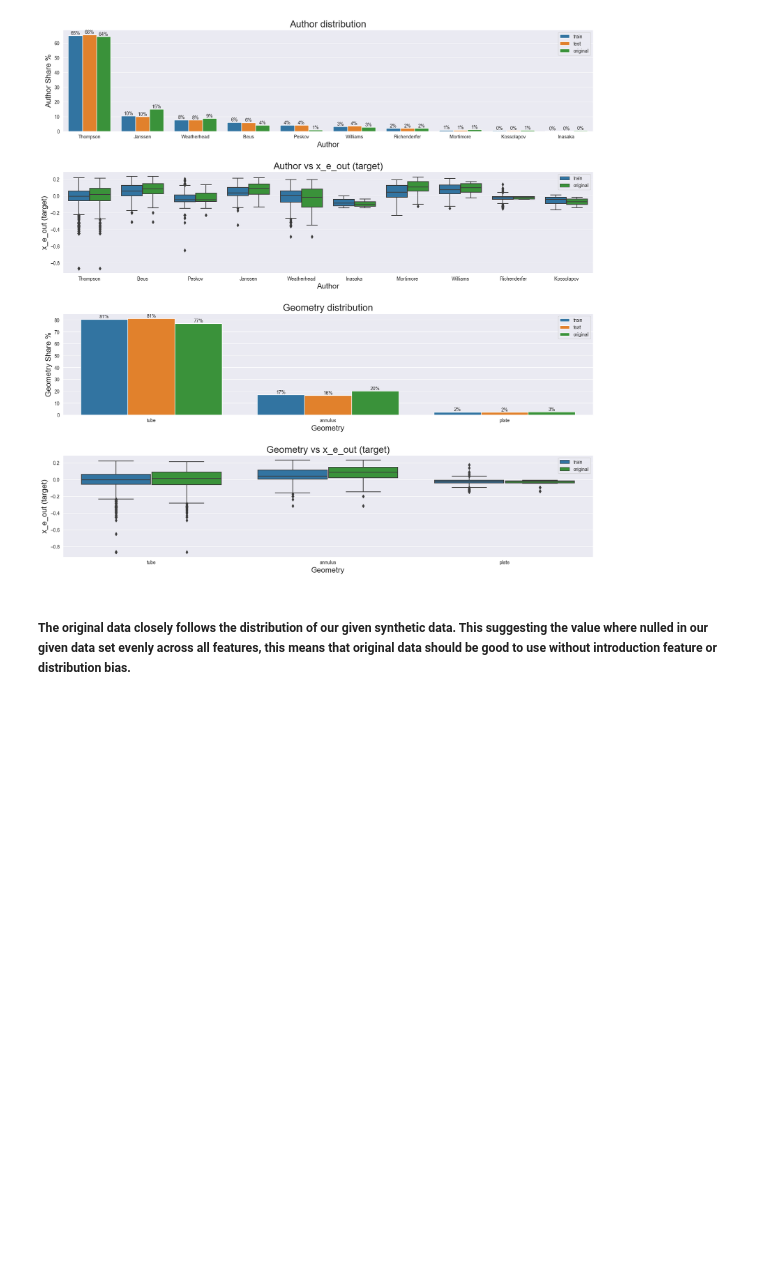
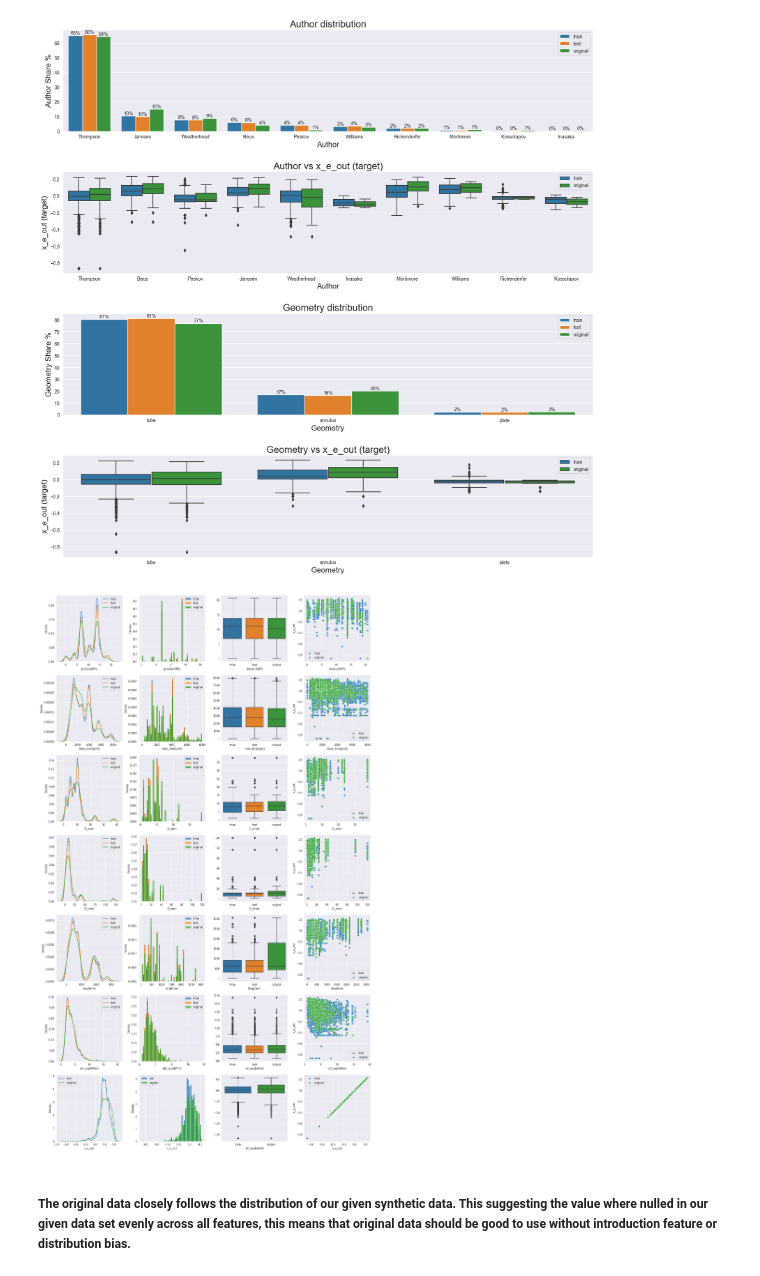
Before and after one commit to mnokno/FeatureImputationHeatFluxDataset, a Jupyter notebook: FeatureImputationHeatFluxDataset/src/FeatureImputationHeatFluxDataset.ipynb, the cells around one changed output. Drawn from its saved outputs; the diff is of its cells as text; code cells hidden in the pictures; blank space fills up the shorter version.

```diff
--- a/FeatureImputationHeatFluxDataset/src/FeatureImputationHeatFluxDataset.ipynb
+++ b/FeatureImputationHeatFluxDataset/src/FeatureImputationHeatFluxDataset.ipynb
@@ -188,39 +190,47 @@ plt.show()
 [figure]
 # %%
 fig, axes = plt.subplots(nrows=len(df_data.columns) - 2, ncols=4, figsize=(20, 35))
+fig.subplots_adjust(hspace=0.2, wspace=0.25)
 axes = axes.flatten()
 
-def graph_numerical_feature(data: list[tuple[pd.DataFrame, str, str]], target: str, axes_start_i: int) -> None:
+def graph_numerical_feature(data: list[tuple[pd.DataFrame, str, str]], target: str, axes_start_i: int, palette=sns.color_palette("tab10")) -> None:
     # Plot densities
-    for df, column, label in data:
-        sns.kdeplot(df[column], label=label, ax=axes[axes_start_i], fill=False)
-    for df, column, label in data:
-        sns.histplot(df[column], label=label, ax=axes[axes_start_i + 1], stat="density", bins=50)
+    for e, cd in enumerate(data):
+        df, column, label = cd
+        sns.kdeplot(df[column], label=label, ax=axes[axes_start_i], fill=False, color=palette[e])
+    for e, cd in enumerate(data):
+        df, column, label = cd
+        sns.histplot(df[column], label=label, ax=axes[axes_start_i + 1], stat="density", bins=50, color=palette[e])
 
     # Plot boxplot
     tmp_data_dict = {}
     for df, column, label in data:
         tmp_data_dict[label] = df[column]
     df_tmp = pd.DataFrame(tmp_data_dict)
-    sns.boxplot(data=df_tmp, ax=axes[axes_start_i + 2])
+    sns.boxplot(data=df_tmp, ax=axes[axes_start_i + 2], palette=palette)
     axes[axes_start_i + 2].set_xlabel(col)
 
     # Plot target correlation
-    for df, column, label in data:
-        sns.scatterplot(x=column, y=target, label=label, ax=axes[axes_start_i + 3], data=df)
+    for e, cd in enumerate(data):
+        df, column, label = cd
+        if column != 'test':
+            sns.scatterplot(x=column, y=target, label=label, ax=axes[axes_start_i + 3], data=df, color=palette[e])
 
     # Plot legends
     axes[axes_start_i].legend()
     axes[axes_start_i + 1].legend()
     axes[axes_start_i + 3].legend()
 
 i = 0
 for col in df_data.columns:
     if pd.api.types.is_numeric_dtype(df_data[col]):
-        graph_numerical_feature([(df_data, col, 'given'), (df_og, col, 'original')], 'x_e_out [-]', i)
-        i += 4
-
+        if col != 'x_e_out':
+            graph_numerical_feature([(df_train, col, 'train'), (df_test, col, 'test'), (df_og, col, 'original')], 'x_e_out', i)
+            i += 4
+graph_numerical_feature([(df_train, 'x_e_out', 'train'), (df_og, 'x_e_out', 'original')], 'x_e_out', i, palette=[sns.color_palette("tab10")[0], sns.color_palette("tab10")[2]])
 plt.show()
+# %% [output]
+[figure, added]
 # %% [markdown]
 ##### The original data closely follows the distribution of our given synthetic data. This suggesting the value where nulled in our given data set evenly across all features, this means that original data should be good to use without introduction feature or distribution bias.
 # %%
```
Also changed, not shown: parts of 2 cells of this notebook.
